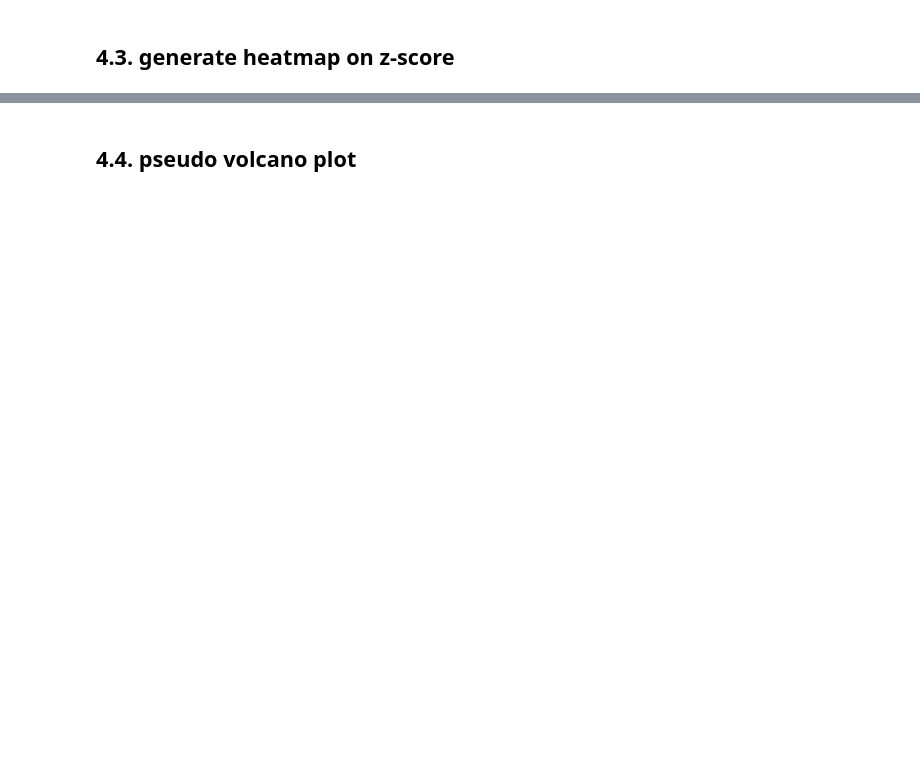
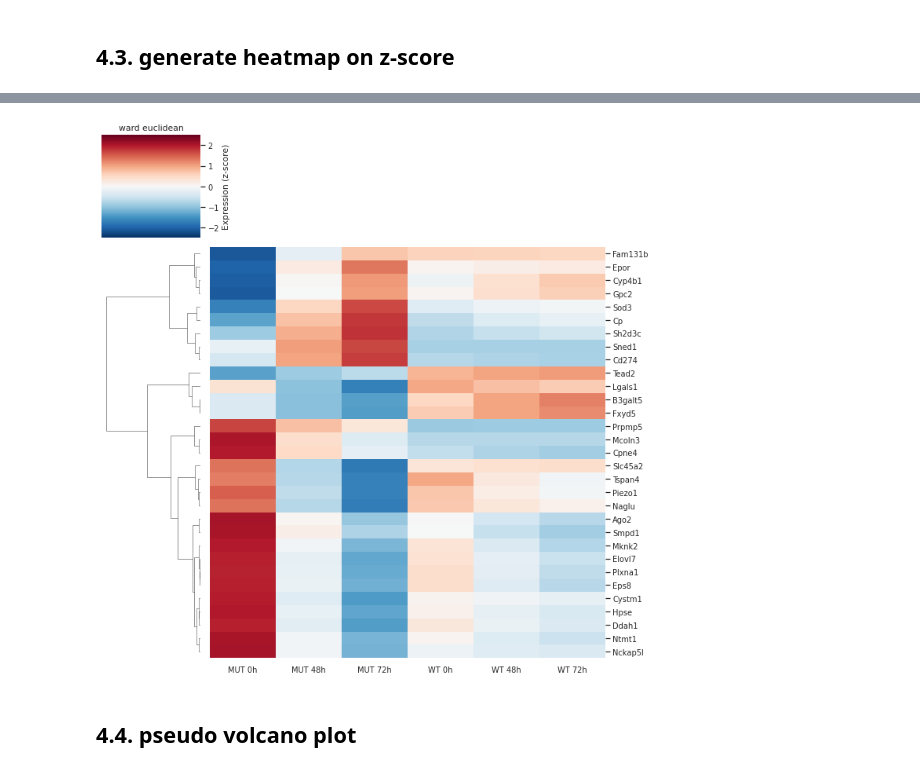
Before and after one commit to adelomana/reynisfjara, a Jupyter notebook: 05_differential_expression/relaxed_pattern/relaxed_pattern_analysis.ipynb, the cells around one changed output, grey strips where cells are left out. Saved outputs shown, nothing was run; the diff lists cells and outputs as text; code cells hidden in the pictures; blank space fills up the shorter version.

```diff
--- a/05_differential_expression/relaxed_pattern/relaxed_pattern_analysis.ipynb
+++ b/05_differential_expression/relaxed_pattern/relaxed_pattern_analysis.ipynb
@@ -303,2 +332,7 @@ for ensembl in list_five[:10]:
 # %% [markdown]
 ## 4.3. generate heatmap on z-score
+# %%
+df = pandas.DataFrame(fitted_change_dict)
+tdf = df.transpose()
+tdf.columns = simple_expression.columns
+tdf.head()
@@ -304,0 +406,13 @@ for ensembl in list_five[:10]:
+# %%
+# just a different visualization of the same data
+linkage_method = 'ward'
+distance_metric = 'euclidean'
+seaborn.set(font_scale=0.9)
+
+seaborn.clustermap(zscore_df, cmap='RdBu_r', col_cluster=False, vmin=bottom, vmax=top, method=linkage_method, metric=distance_metric, yticklabels=1, xticklabels = ['MUT 0h', 'MUT 48h', 'MUT 72h', 'WT 0h', 'WT 48h', 'WT 72h'], cbar_kws={'label':'Expression (z-score)'})
+
+matplotlib.pyplot.title('{} {}'.format(linkage_method, distance_metric))
+matplotlib.pyplot.tight_layout()
+matplotlib.pyplot.show()
+# %% [output]
+[figure, added]
```
Also changed, not shown: parts of 18 cells of this notebook.
